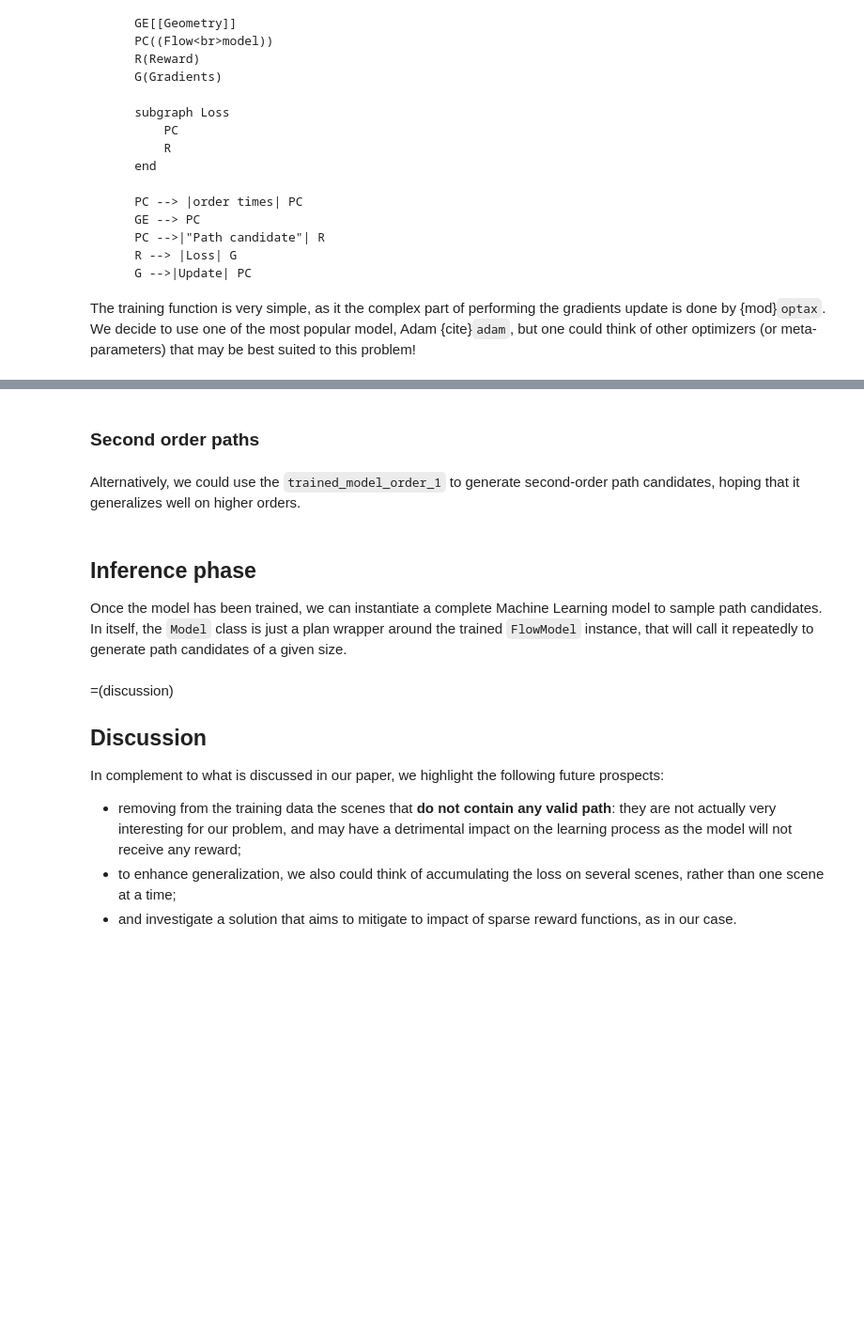
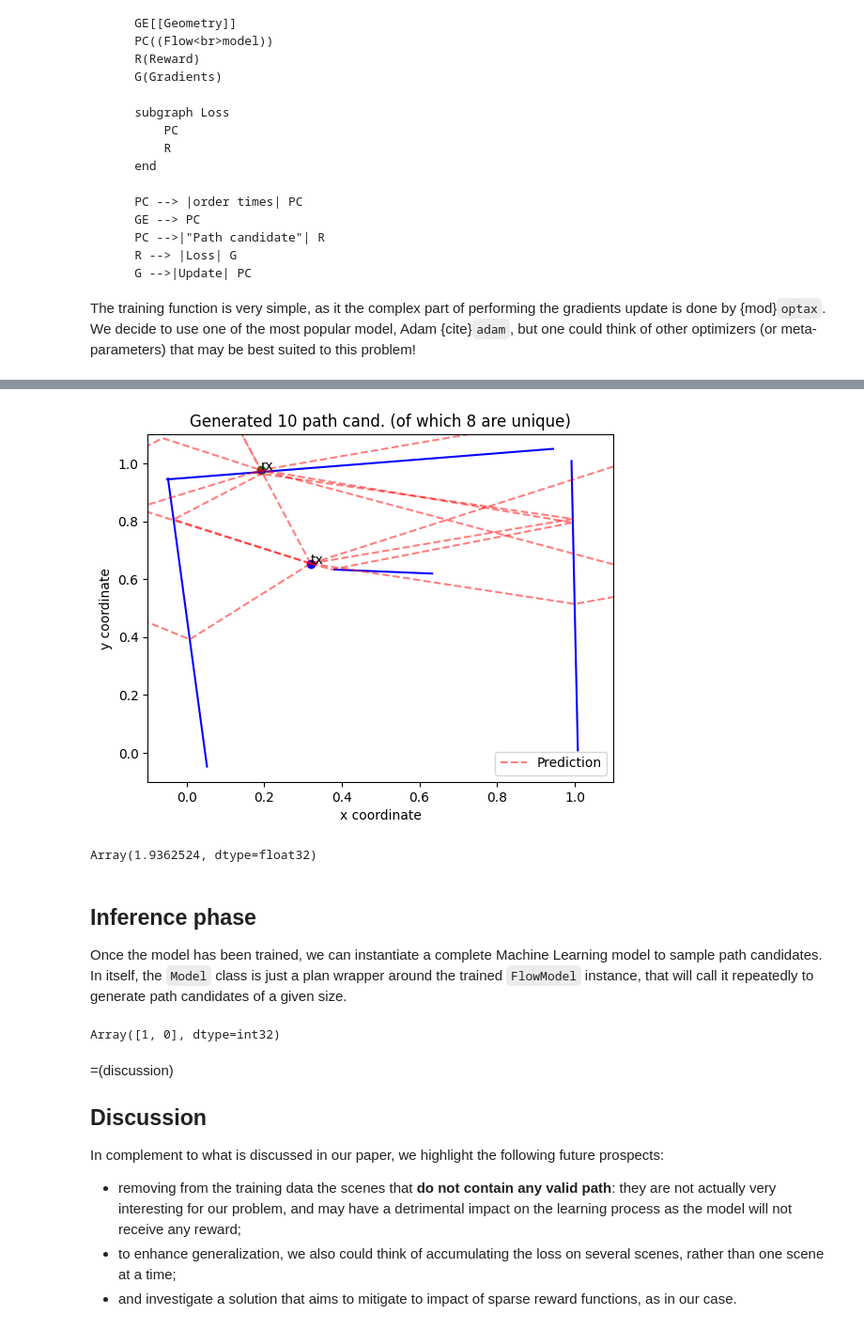
Before and after one commit to jeertmans/DiffeRT2d, a Jupyter notebook: docs/source/notebooks/cost20120_helsinki_improved_model.ipynb, the cells around one changed output, grey strips where cells are left out. Shown at 94% size. Drawn from its saved outputs; the diff is of its cells as text; code cells hidden in the pictures; blank space fills up the shorter version.

```diff
--- a/docs/source/notebooks/cost20120_helsinki_improved_model.ipynb
+++ b/docs/source/notebooks/cost20120_helsinki_improved_model.ipynb
@@ -755,8 +779,9 @@ plt.show()
 # %%
 key, key_loss_trained = jax.random.split(key, 2)
 
 loss(
-    trained_model_order_1, next(train_samples), plot=True, order=1, key=key_loss_trained
+    trained_model, next(train_samples), plot=True, order=order, key=key_loss_trained
 )
+# %% [output]
+[figure, added]
+Array(1.9362524, dtype=float32)
-# %% [markdown]
-### Second order paths
@@ -784,7 +788,3 @@ loss(
-# %% [markdown]
-Alternatively, we could use the `trained_model_order_1` to generate
-second-order path candidates, hoping that it generalizes well
-on higher orders.
 # %% [markdown]
 ## Inference phase
 
@@ -803,7 +803,9 @@ model = Model(
 
 key, key_inference = jax.random.split(key, 2)
 
-model(next(train_samples), order=2, key=key_inference)
+model(next(train_samples), order=order, key=key_inference)
+# %% [output]
+Array([1, 0], dtype=int32)
 # %% [markdown]
 =(discussion)
 ## Discussion
```
Also changed, not shown: parts of 16 cells of this notebook, 1 other file.
